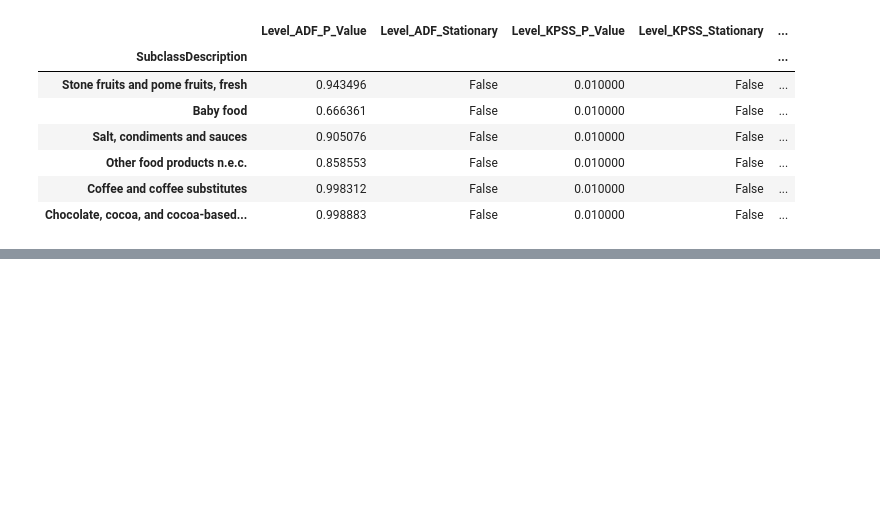
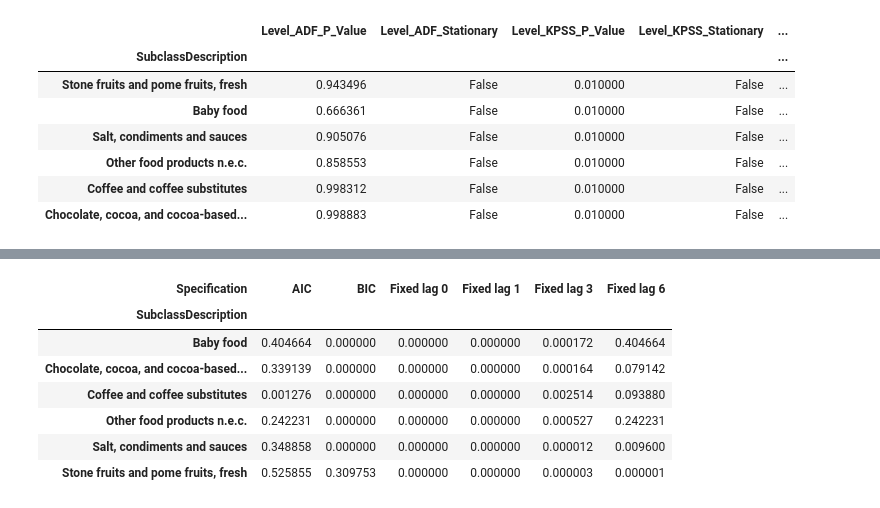
Before and after one commit to MasindiManaga/ERPT_ML_Research, a Jupyter notebook: notebooks/06_Econometric_Modelling.ipynb, the cells around one changed output, grey strips where cells are left out. Cells and saved outputs as stored; diff of their text form; code cells hidden in the pictures; blank space fills up the shorter version.

```diff
--- a/notebooks/06_Econometric_Modelling.ipynb
+++ b/notebooks/06_Econometric_Modelling.ipynb
@@ -514,0 +591,22 @@ food_price_series_for_review
+# %%
+# display ADF p-values across specifications
+adf_robustness_p_values = (
+    adf_robustness_results
+    .pivot(
+        index="SubclassDescription",
+        columns="Specification",
+        values="ADF_P_Value"
+    )
+    .reindex(columns=adf_specifications.keys())
+)
+
+adf_robustness_p_values
+# %% [output]
+| Specification | AIC | BIC | Fixed lag 0 | Fixed lag 1 | Fixed lag 3 | Fixed lag 6 |
+| SubclassDescription |  |  |  |  |  |  |
+| Baby food | 0.404664 | 0.000000 | 0.000000 | 0.000000 | 0.000172 | 0.404664 |
+| Chocolate, cocoa, and cocoa-based... | 0.339139 | 0.000000 | 0.000000 | 0.000000 | 0.000164 | 0.079142 |
+| Coffee and coffee substitutes | 0.001276 | 0.000000 | 0.000000 | 0.000000 | 0.002514 | 0.093880 |
+| Other food products n.e.c. | 0.242231 | 0.000000 | 0.000000 | 0.000000 | 0.000527 | 0.242231 |
+| Salt, condiments and sauces | 0.348858 | 0.000000 | 0.000000 | 0.000000 | 0.000012 | 0.009600 |
+| Stone fruits and pome fruits, fresh | 0.525855 | 0.309753 | 0.000000 | 0.000000 | 0.000003 | 0.000001 |
```
Also changed, not shown: parts of 13 cells of this notebook.
